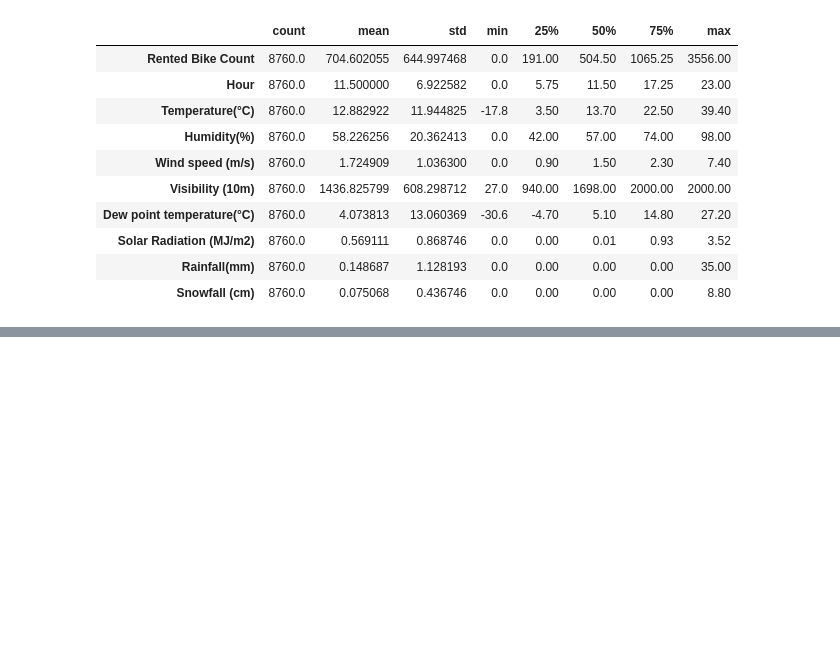
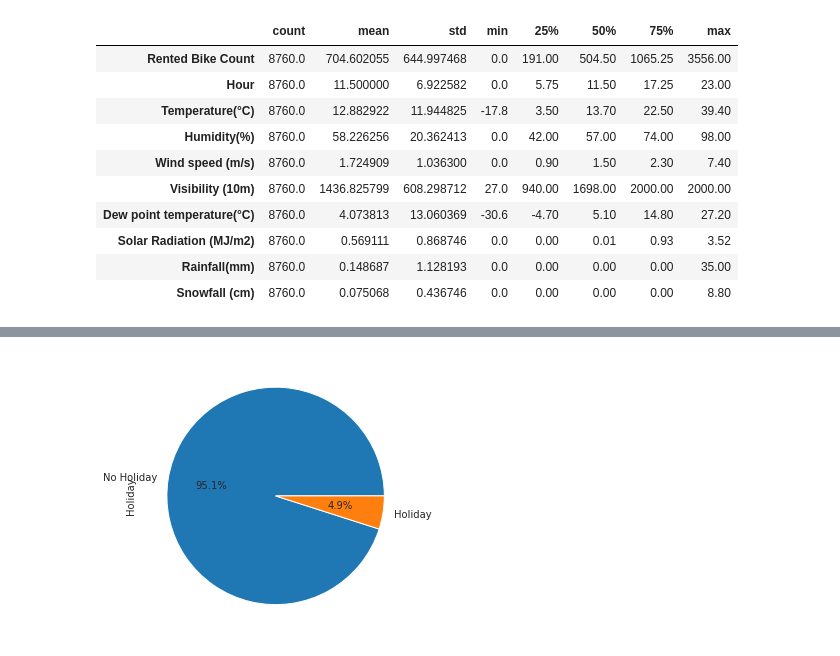
Before and after one commit to 143biswajit/Bike_Sharing_Demand_Prediction, a Jupyter notebook: Bike_Sharing_Demand_Prediction_Capstone_Project.ipynb, the cells around one changed output, grey strips where cells are left out. Saved outputs shown, nothing was run; the diff lists cells and outputs as text; code cells hidden in the pictures; blank space fills up the shorter version.

```diff
--- a/Bike_Sharing_Demand_Prediction_Capstone_Project.ipynb
+++ b/Bike_Sharing_Demand_Prediction_Capstone_Project.ipynb
@@ -180,0 +314,5 @@ df.describe().T
+# %%
+sns.set_style('whitegrid')
+plot = df["Holiday"].value_counts().plot.pie(x ='No Holiday	', y = 'Holiday' , autopct='%1.1f%%', figsize=(5,5))
+# %% [output]
+[figure, added]
```
Also changed, not shown: parts of 43 cells of this notebook.
